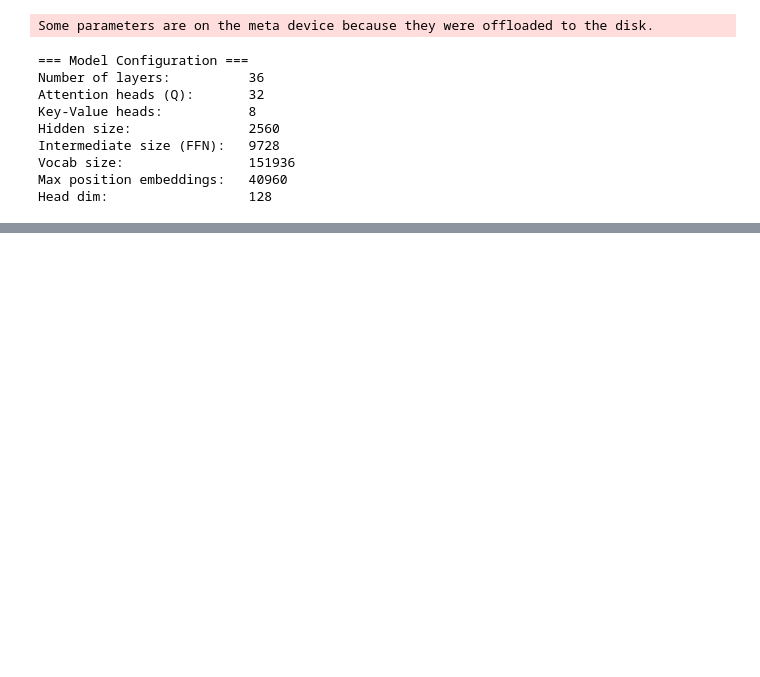
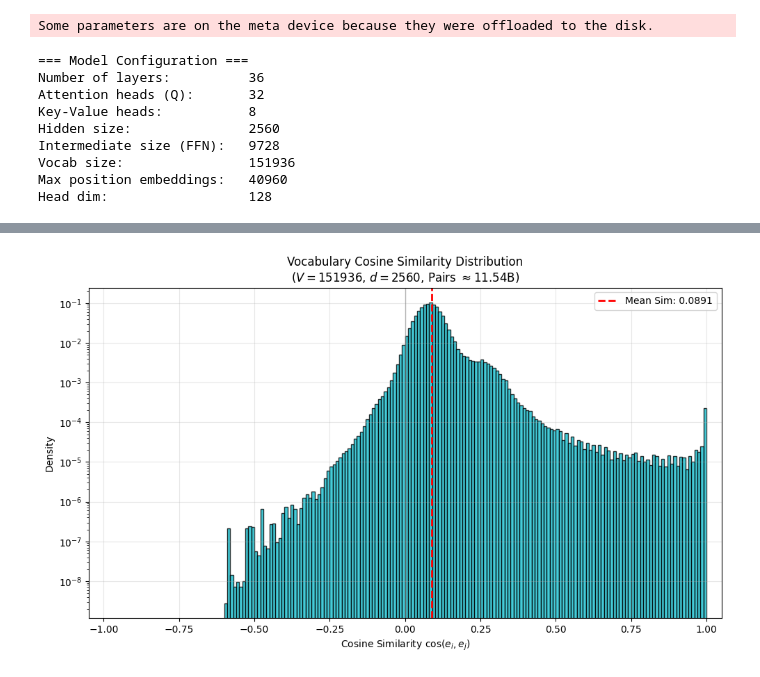
Before and after one commit to raffaeledagostino/sparse-attention-patterns, a Jupyter notebook: features_exploration.ipynb, the cells around one changed output, grey strips where cells are left out. Cells and saved outputs as stored; diff of their text form; code cells hidden in the pictures; blank space fills up the shorter version.

Commit message:
weights matrices hypothesis testing

```diff
--- a/features_exploration.ipynb
+++ b/features_exploration.ipynb
@@ -412,0 +1454,93 @@ print("="*45)
+# %%
+import torch
+import numpy as np
+import matplotlib.pyplot as plt
+from tqdm.auto import tqdm
+
+@torch.inference_mode()
+def analyze_embedding_anisotropy(
+    embed_weight: torch.Tensor,
+    bins: int = 200,
+    chunk_size: int = 2048,
+) -> dict:
+    """
+    Computes the exact pairwise cosine similarity distribution of all tokens.
+    Uses chunked operations and CPU fallback for histc to prevent MPS buffer errors.
+    """
+    V, d = embed_weight.shape
+    device = embed_weight.device
+
+    # 1. L2 Normalize all embeddings
+    E_norm = embed_weight / embed_weight.norm(dim=-1, keepdim=True)
+
+    # Pre-allocate histogram and sum on CPU (float64 to avoid precision loss)
+    hist_counts = torch.zeros(bins, dtype=torch.float32, device="cpu")
+    total_sum = 0.0
+
+    bin_edges = torch.linspace(-1.0, 1.0, steps=bins + 1, device="cpu")
+
+    # 2. Chunked Matrix Multiplication
+    for i in tqdm(range(0, V, chunk_size), desc="Computing similarities"):
+        chunk = E_norm[i : i + chunk_size]
+
+        # Matrix multiplication happens fast on MPS/GPU
+        # sims shape: [chunk_size, V]
+        sims = torch.matmul(chunk, E_norm.T)
+
+        # Accumulate exact sum (keep computation on device, extract item)
+        total_sum += sims.sum(dtype=torch.float32).item()
+
+        # Move the relatively small 'sims' matrix to CPU to compute histogram
+        # This completely avoids the MPS "Invalid buffer size" issue
+        sims_cpu = sims.cpu().float()
+        chunk_hist = torch.histc(sims_cpu, bins=bins, min=-1.0, max=1.0)
+        hist_counts += chunk_hist.to(torch.float32)
+
+        # Free MPS memory explicitly (useful for Apple Silicon)
+        del sims, chunk
+        if device.type == "mps":
+            torch.mps.empty_cache()
+
+    # 3. Correct for diagonal and symmetry
+    hist_counts[-1] -= V      # Remove the 1.0s from identical token pairs
+    hist_counts /= 2.0        # Remove symmetric duplicates
+
+    total_unique_pairs = (V * (V - 1)) / 2
+    exact_mean_sim = (total_sum - V) / 2.0 / total_unique_pairs
+
+    # 4. Convert for plotting
+    hist_counts_np = hist_counts.numpy()
+    bin_edges_np = bin_edges.numpy()
+    bin_centers = (bin_edges_np[:-1] + bin_edges_np[1:]) / 2
+
+    # 5. Visualization
+    plt.figure(figsize=(10, 6))
+    pdf = hist_counts_np / total_unique_pairs
+
+    plt.bar(bin_centers, pdf, width=(2.0/bins), color="tab:cyan", edgecolor="black", alpha=0.8)
+    plt.axvline(exact_mean_sim, color="red", linestyle="dashed", linewidth=2,
+                label=f"Mean Sim: {exact_mean_sim:.4f}")
+    plt.axvline(0.0, color="gray", linestyle="-", linewidth=1, alpha=0.5)
+
+    plt.title(f"Vocabulary Cosine Similarity Distribution\n($V={V}$, $d={d}$, Pairs $\\approx {total_unique_pairs/1e9:.2f}$B)")
+    plt.xlabel("Cosine Similarity $\\cos(e_i, e_j)$")
+    plt.ylabel("Density")
+    plt.xlim(-1.05, 1.05)
+    plt.grid(alpha=0.3)
+    plt.legend()
+    plt.tight_layout()
+    plt.yscale("log")  # Log scale to better visualize tail
+    plt.show()
+
+    return {
+        "mean_similarity": exact_mean_sim,
+        "hist_counts": hist_counts_np,
+        "bin_centers": bin_centers,
+        "total_pairs": total_unique_pairs
+    }
+
+# Example usage:
+embedding_layer = model.get_input_embeddings()
+results = analyze_embedding_anisotropy(embedding_layer.weight)
+# %% [output]
+[figure, added]
```
Also changed, not shown: parts of 10 cells of this notebook, 36 other files.
